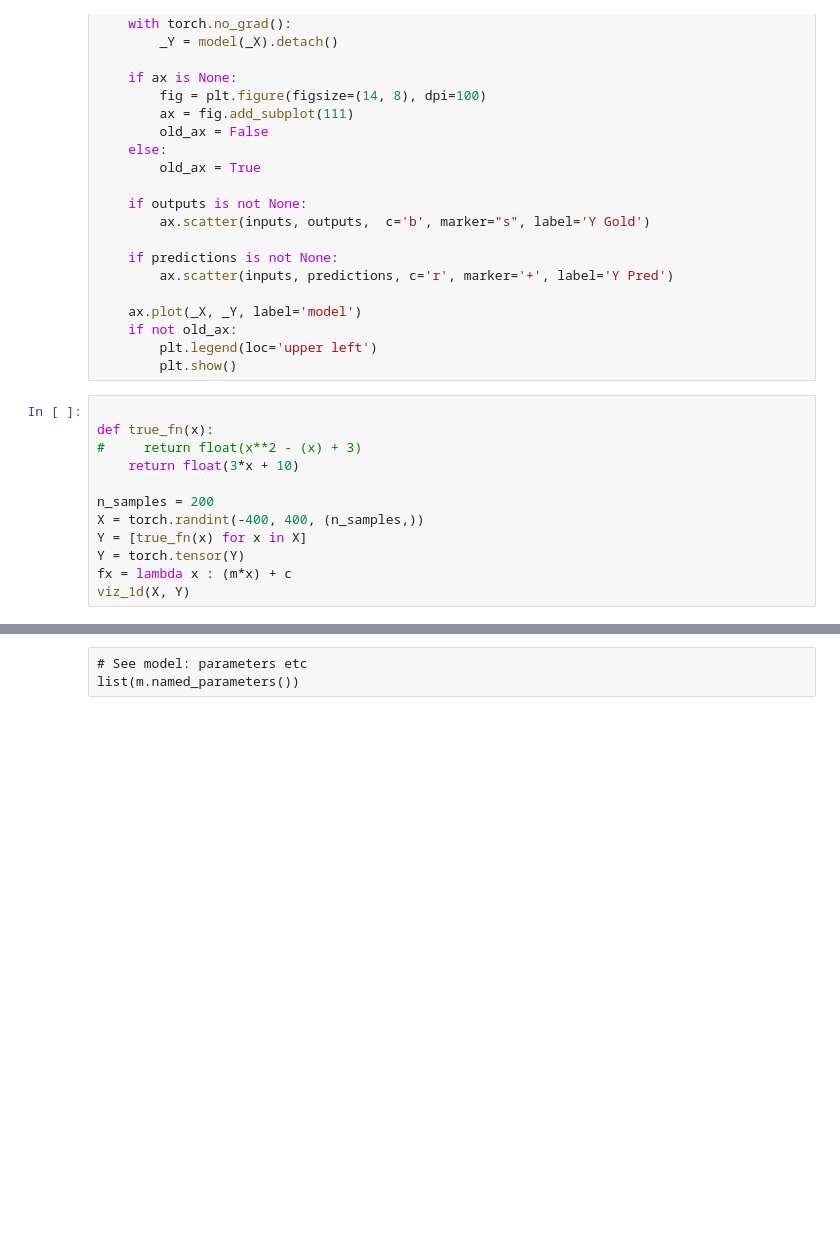
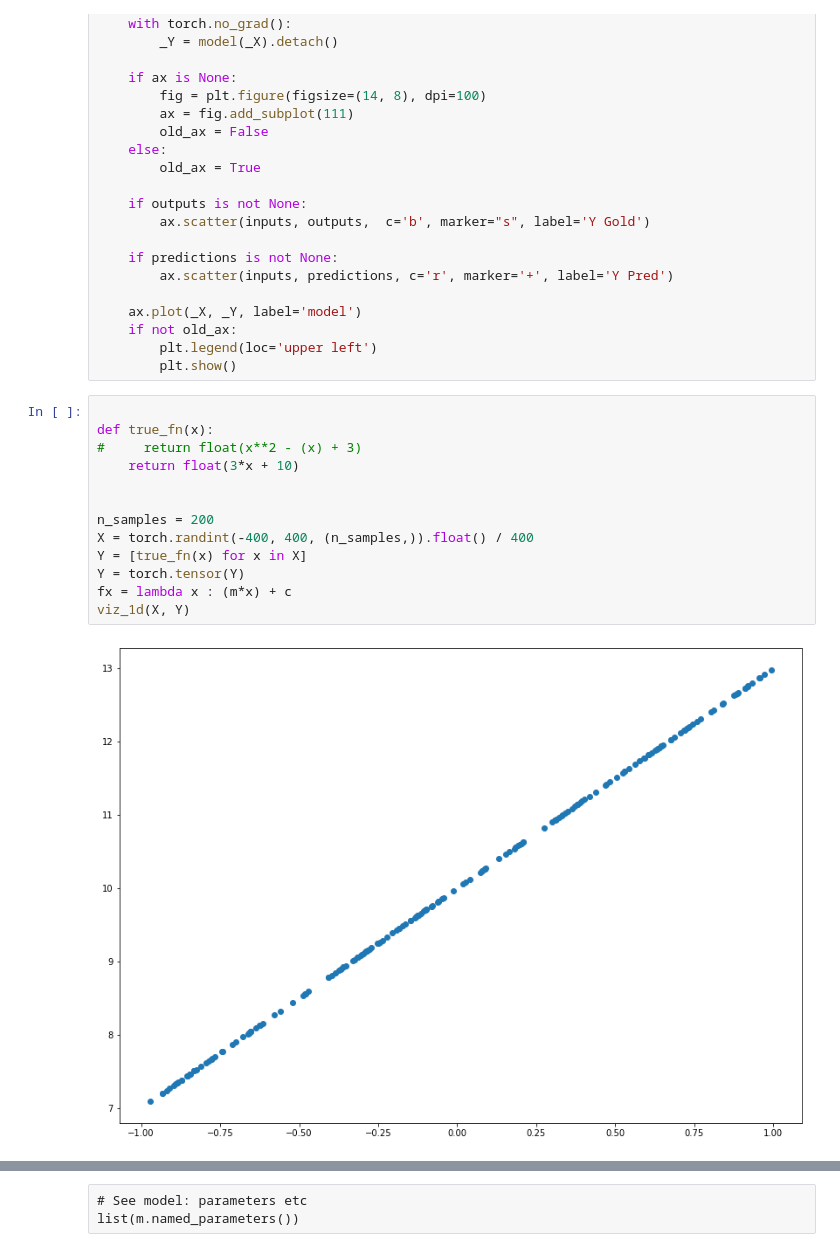
Before and after one commit to geraltofrivia/dl-workinggroup, a Jupyter notebook: notebooks/3. Introducing some structure.ipynb, the cells around one changed output, grey strips where cells are left out. Saved outputs shown, nothing was run; the diff lists cells and outputs as text; blank space fills up the shorter version.

```diff
--- a/notebooks/3. Introducing some structure.ipynb
+++ b/notebooks/3. Introducing some structure.ipynb
@@ -69,15 +71,18 @@ def viz_all(model, inputs,outputs= None, predictions= None,  ax=None ):
 # %%
 
 def true_fn(x):
 #     return float(x**2 - (x) + 3)
     return float(3*x + 10)
 
+
 n_samples = 200
-X = torch.randint(-400, 400, (n_samples,))
+X = torch.randint(-400, 400, (n_samples,)).float() / 400
 Y = [true_fn(x) for x in X]
 Y = torch.tensor(Y)
 fx = lambda x : (m*x) + c
 viz_1d(X, Y)
+# %% [output]
+[figure, added]
 # %%
 # fx = lambda x : (m*x) + c
 
```
Also changed, not shown: parts of 12 cells of this notebook, 2 other files.
